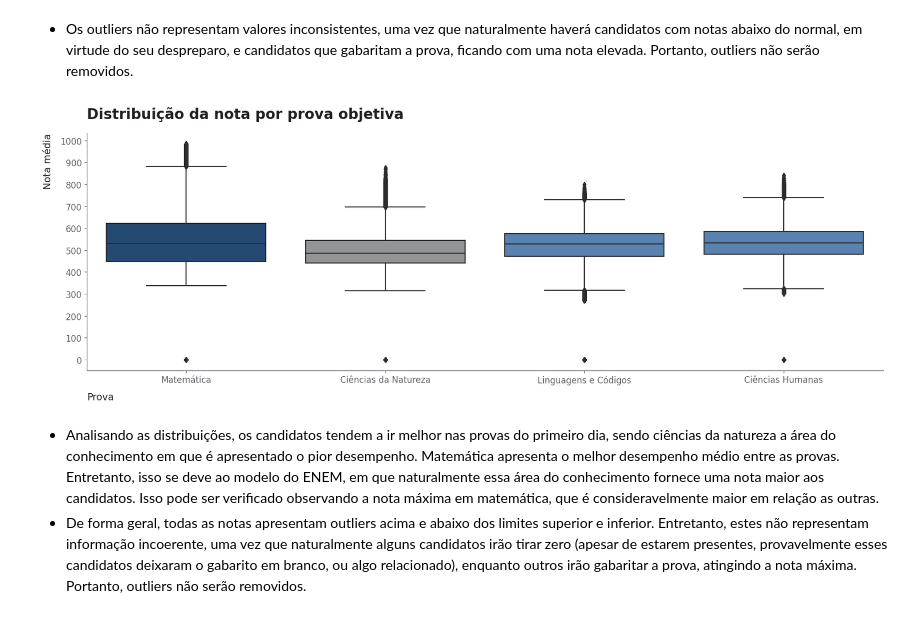
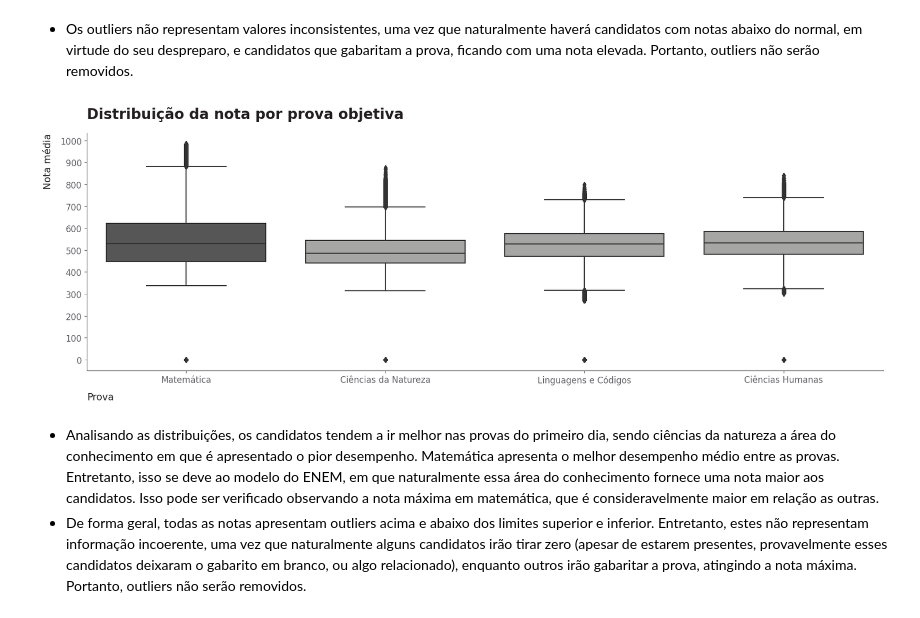
Before and after one commit to allmeidaapedro/Enem-Analysis, a Jupyter notebook: notebooks/2_eda.ipynb, the cells around one changed output. Saved outputs shown, nothing was run; the diff lists cells and outputs as text; code cells hidden in the pictures.

Commit message:
Update visualizations

```diff
--- a/notebooks/2_eda.ipynb
+++ b/notebooks/2_eda.ipynb
@@ -326,15 +326,15 @@ univariate_boxplot(performance_df, y='nota_media', xlabel='', ylabel='Nota médi
 # %%
 objective_exams = performance_df[['nota_mt', 'nota_cn', 'nota_lc', 'nota_ch']]
 
 bivariate_boxplot(objective_exams, title='Distribuição da nota por prova objetiva',
         xlabel='Prova', xtick_range=range(4), xtick_labels=['Matemática',
                                                             'Ciências da Natureza',
                                                             'Linguagens e Códigos',
                                                             'Ciências Humanas'],
         ylabel='Nota média', ytick_labels=range(0, 1001, 100), y_step=100, figsize=(20, 6), title_size=20, labelpad=10,
-        label_size=13.5, tick_size=12, boxplot_palette=[AZUL1, CINZA7, AZUL2, AZUL2])
+        label_size=13.5, tick_size=12, boxplot_palette=[CINZA3, CINZA8, CINZA8, CINZA8])
 # %% [output]
-[figure, old version]
+[figure, new version]
 # %% [markdown]
 - Analisando as distribuições, os candidatos tendem a ir melhor nas provas do primeiro dia, sendo ciências da natureza a área do conhecimento em que é apresentado o pior desempenho. Matemática apresenta o melhor desempenho médio entre as provas. Entretanto, isso se deve ao modelo do ENEM, em que naturalmente essa área do conhecimento fornece uma nota maior aos candidatos. Isso pode ser verificado observando a nota máxima em matemática, que é consideravelmente maior em relação as outras.
 - De forma geral, todas as notas apresentam outliers acima e abaixo dos limites superior e inferior. Entretanto, estes não representam informação incoerente, uma vez que naturalmente alguns candidatos irão tirar zero (apesar de estarem presentes, provavelmente esses candidatos deixaram o gabarito em branco, ou algo relacionado), enquanto outros irão gabaritar a prova, atingindo a nota máxima. Portanto, outliers não serão removidos.
```
